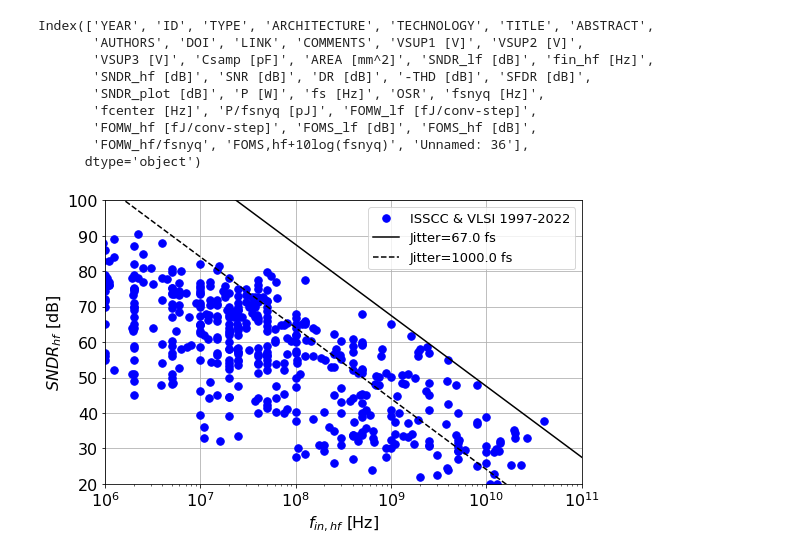
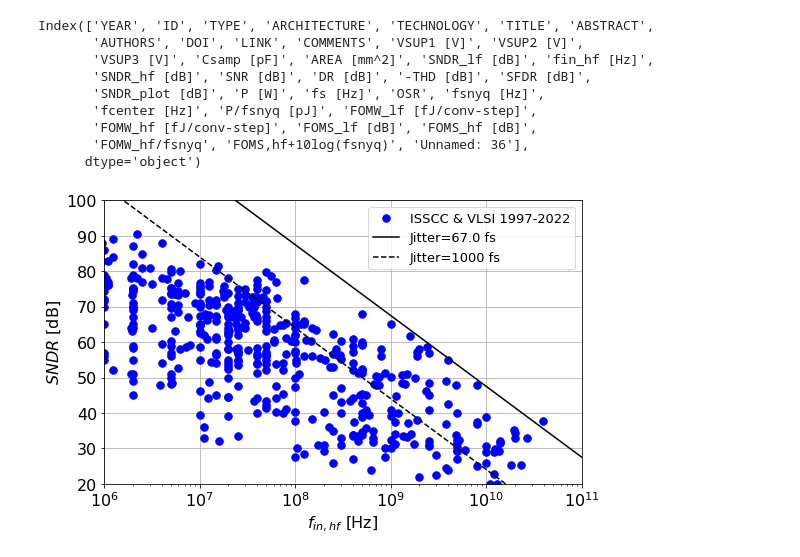
Before and after one commit to bmurmann/ADC-survey, a Jupyter notebook: plots/aperture_plot.ipynb, the cells around one changed output. Drawn from its saved outputs; the diff is of its cells as text; code cells hidden in the pictures.

```diff
--- a/plots/aperture_plot.ipynb
+++ b/plots/aperture_plot.ipynb
@@ -42,22 +41,22 @@ font=16
 size=(8, 5)
 # %%
 fig, ax = plt.subplots(figsize=size)
-ax.plot(df['fin_hf [Hz]'], df['SNDR_hf [dB]'], 'b.', ms=15, label='ISSCC & VLSI 1997-%d' %max_year)
+ax.plot(df['fin_hf [Hz]'], df['SNDR_hf [dB]'], 'b.', ms=15, label='ISSCC & VLSI 1997-%d' %max(df['YEAR']))
 ax.plot(env_x, env_y1, 'k', label='Jitter=%.1f fs' %(jitter_min/1e-15))
-ax.plot(env_x, env_y2, 'k--', label='Jitter=%.1f fs' %(jitter_max/1e-15))
+ax.plot(env_x, env_y2, 'k--', label='Jitter=%.0f fs' %(jitter_max/1e-15))
 ax.legend(frameon=1, fontsize=font-3)
 ax.set_xscale('log')
 ax.set_xlim((1e6, 1e11))
 ax.set_ylim((20, 100))
 plt.xticks(fontsize=font)
 plt.yticks(fontsize=font)
 plt.xlabel('$f_{in,hf}$ [Hz]', fontsize=font)
-plt.ylabel('$SNDR_{hf}$ [dB]', fontsize=font)
+plt.ylabel('$SNDR$ [dB]', fontsize=font)
 plt.grid(True)
 fig.tight_layout()
 plt.show()
 # %% [output]
-[figure, old version]
+[figure, new version]
 # %%
 # save and download as high-resolution png file
 fig.savefig("aperture_plot.png", dpi=600)
```
Also changed, not shown: parts of 1 cell of this notebook.
